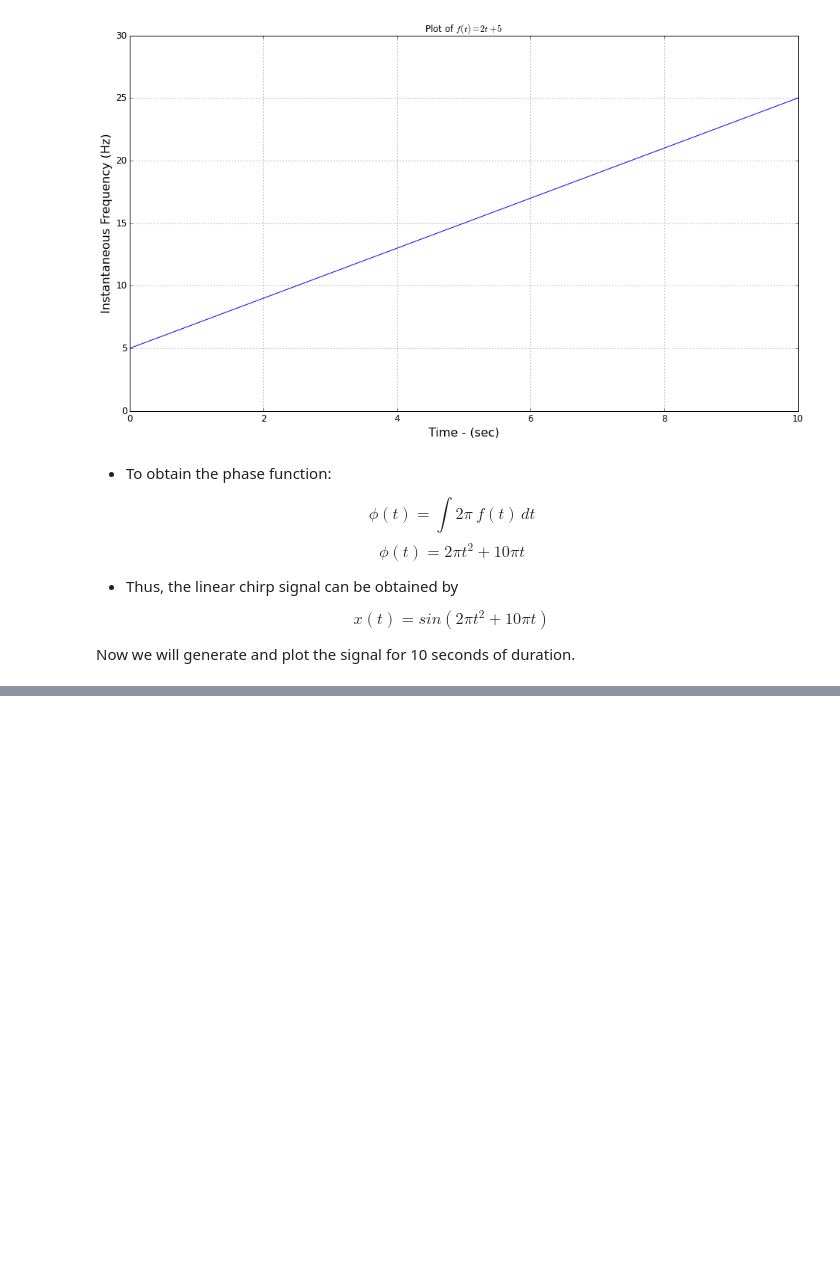
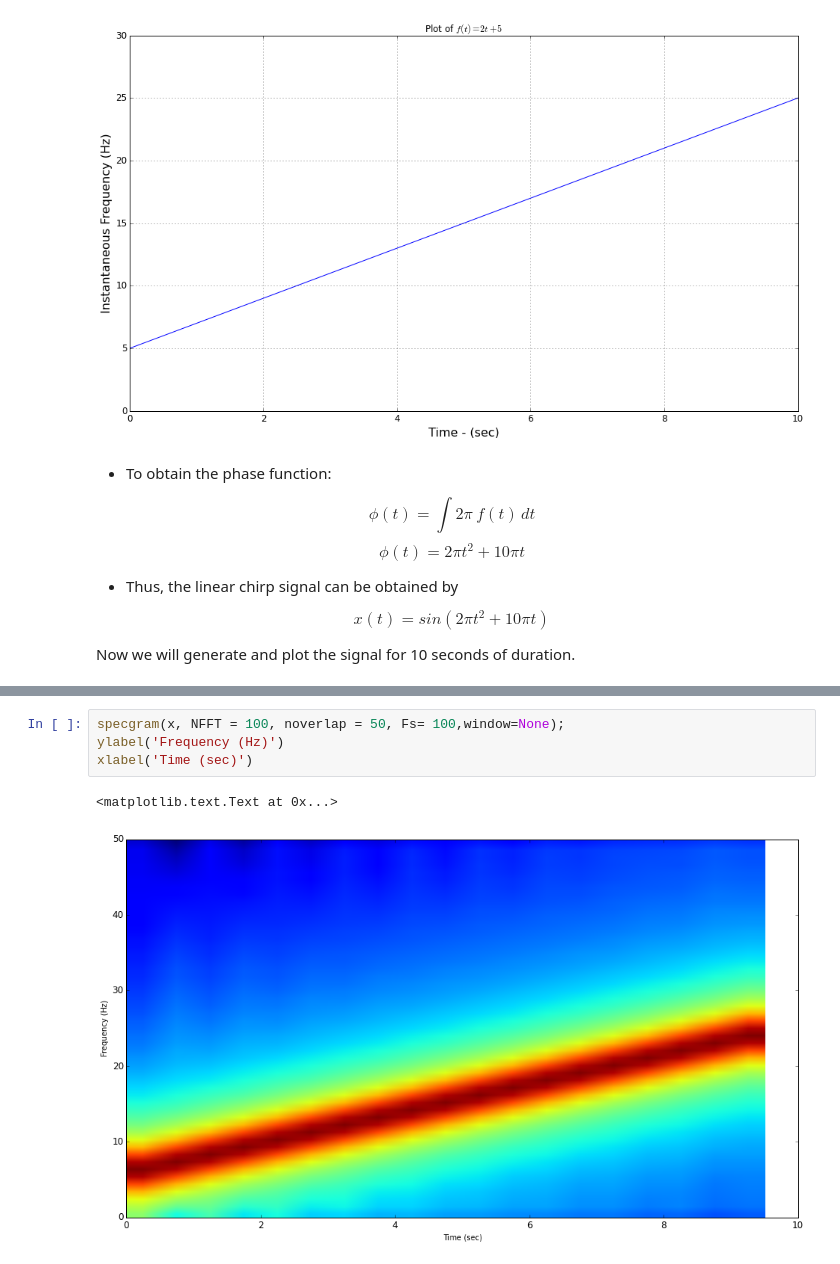
Before and after one commit to GurayGurkan/Lecture-Codes-Signal-Processing-Applications, a Jupyter notebook: EE0404_Lecture5.ipynb, the cells around one changed output, grey strips where cells are left out. Saved outputs shown, nothing was run; the diff lists cells and outputs as text; blank space fills up the shorter version.

```diff
--- a/EE0404_Lecture5.ipynb
+++ b/EE0404_Lecture5.ipynb
@@ -160,0 +184,7 @@ title('Interval 9 - 10 sec.',fontsize=16)
+# %%
+specgram(x, NFFT = 100, noverlap = 50, Fs= 100,window=None);
+ylabel('Frequency (Hz)')
+xlabel('Time (sec)')
+# %% [output]
+<matplotlib.text.Text at 0x...>
+[figure, added]
```
Also changed, not shown: parts of 8 cells of this notebook, 8 other files.
